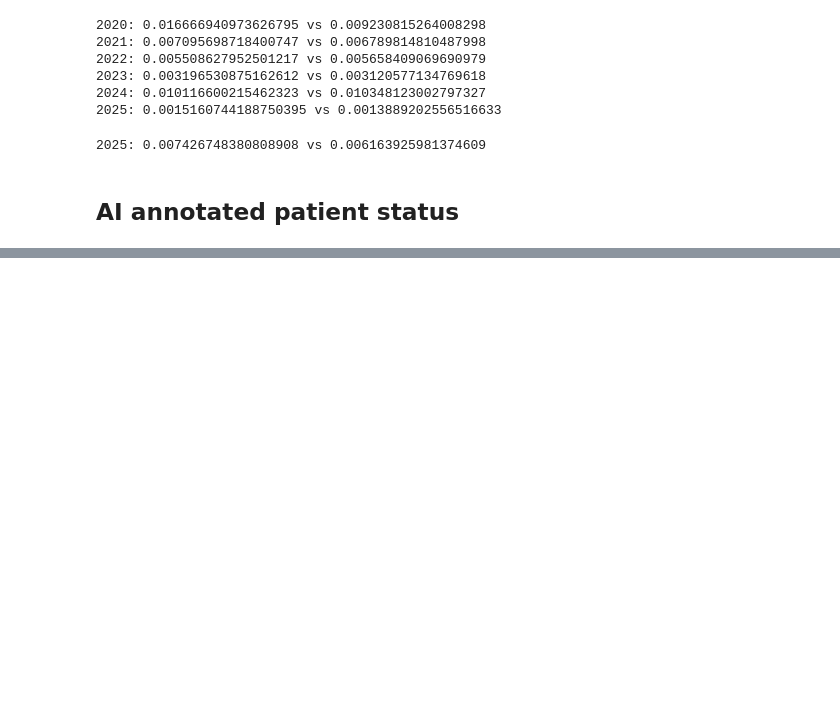
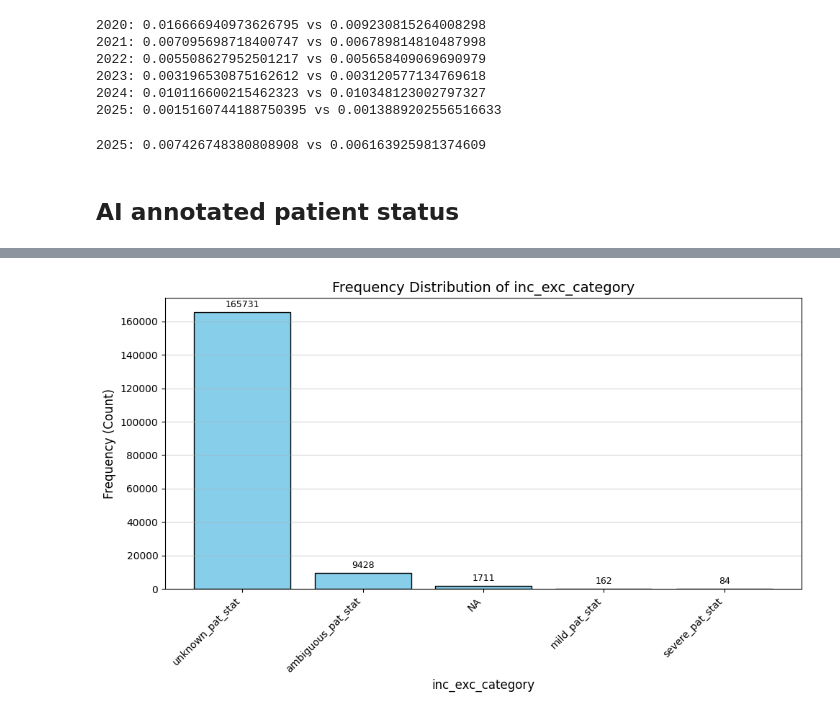
Before and after one commit to ASudu/EpiCoV_Summer25, a Jupyter notebook: src/compare_years.ipynb, the cells around one changed output, grey strips where cells are left out. Cells and saved outputs as stored; diff of their text form; code cells hidden in the pictures; blank space fills up the shorter version.

Commit message:
deep dive inclusion-exclusion

```diff
--- a/src/compare_years.ipynb
+++ b/src/compare_years.ipynb
@@ -1782,0 +1879,7 @@ sorted(df_pat["patient_status"].astype(str).str.lower().unique().tolist())
+# %%
+dfs = []
+for yr in range(2020, 2026):
+    df = eval(f"df{str(yr)[-2:]}")
+    print(f"*************************** Year: {yr} ***************************")
+    df, split = inclusion_exclusion(df, yr)
+    dfs.append((df, split))
@@ -1782,0 +1904,4 @@ sorted(df_pat["patient_status"].astype(str).str.lower().unique().tolist())
+# %%
+plot_hist(dfs[5][0], "inc_exc_category", sort_by_counts=True)
+# %% [output]
+[figure, added]
```
Also changed, not shown: parts of 17 cells of this notebook, 1 other file.
